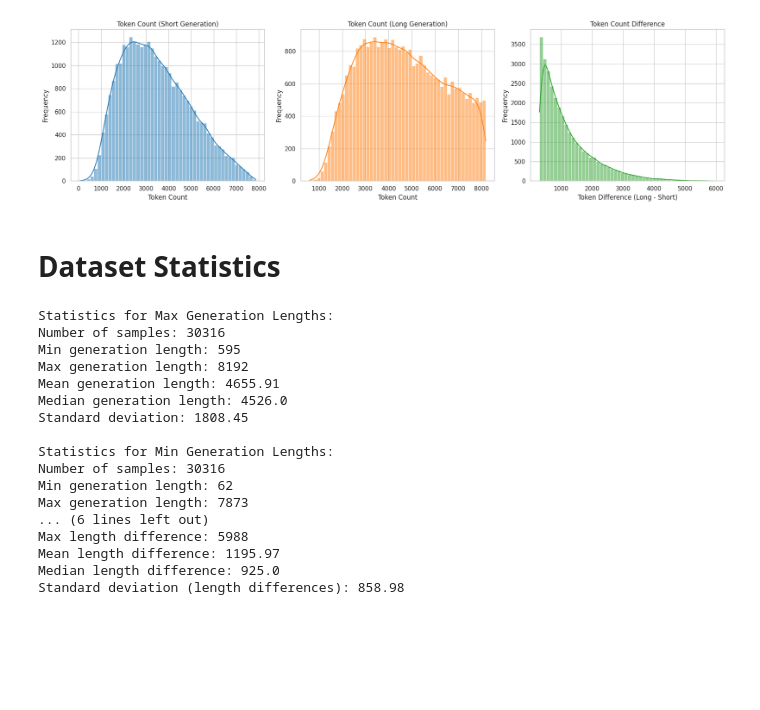
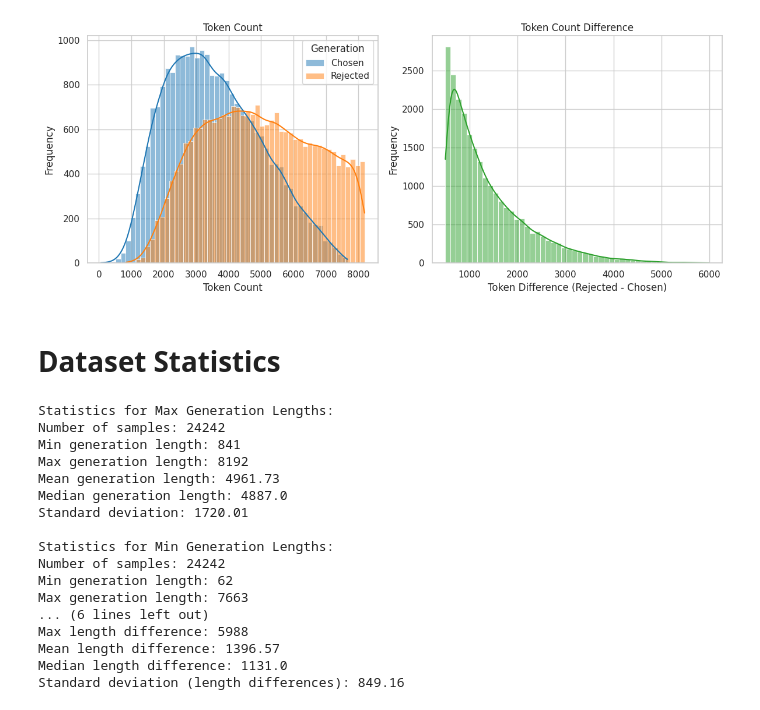
Before and after one commit to MiguelAFH/efficient-reasoning, a Jupyter notebook: src/dataset_plots.ipynb, the cells around one changed output. Cells and saved outputs as stored; diff of their text form; code cells hidden in the pictures; blank space fills up the shorter version.

```diff
--- a/src/dataset_plots.ipynb
+++ b/src/dataset_plots.ipynb
@@ -5,7 +5,7 @@ import numpy as np
 from datasets import load_from_disk
 # %%
 # Load dataset (assuming it's already loaded as `dataset`)
-dataset = load_from_disk("../data/open-r1/OpenR1-Math-220k_filtered")
+dataset = load_from_disk("../data/open-r1/OpenR1-Math-220k_filtered_2025-03-11_16-51-49")
 # %%
 # Ensure short_tokens always stores the shorter generation
 short_tokens = dataset["train"]["min_length"]
@@ -16,32 +16,30 @@ token_diff = np.array(long_tokens) - np.array(short_tokens)
 # %%
 # Set Seaborn style
 sns.set(style="whitegrid")
 
 # Create figure and subplots
-fig, axes = plt.subplots(1, 3, figsize=(18, 5))
+fig, axes = plt.subplots(1, 2, figsize=(12, 5))
 colors = sns.color_palette("tab10")
 
 # Plot histograms
-sns.histplot(short_tokens, bins=50, kde=True, color=colors[0], ax=axes[0])
-axes[0].set_title("Token Count (Short Generation)")
+sns.histplot(short_tokens, bins=50, kde=True, label="Chosen", color=colors[0], ax=axes[0])
+sns.histplot(long_tokens, bins=50, kde=True, label="Rejected", color=colors[1], ax=axes[0])
+axes[0].set_title("Token Count")
 axes[0].set_xlabel("Token Count")
 axes[0].set_ylabel("Frequency")
+axes[0].legend(title="Generation")
 
-sns.histplot(long_tokens, bins=50, kde=True, color=colors[1], ax=axes[1])
-axes[1].set_title("Token Count (Long Generation)")
-axes[1].set_xlabel("Token Count")
+
+sns.histplot(token_diff, bins=50, kde=True, color=colors[2], ax=axes[1])
+axes[1].set_title("Token Count Difference")
+axes[1].set_xlabel("Token Difference (Rejected - Chosen)")
 axes[1].set_ylabel("Frequency")
-
-sns.histplot(token_diff, bins=50, kde=True, color=colors[2], ax=axes[2])
-axes[2].set_title("Token Count Difference")
-axes[2].set_xlabel("Token Difference (Long - Short)")
-axes[2].set_ylabel("Frequency")
 
 # Show plots
 plt.tight_layout()
 plt.show()
 # %% [output]
-[figure, old version]
+[figure, new version]
 # %% [markdown]
 # Dataset Statistics
 # %%
@@ -76,19 +74,19 @@ print(f'Median length difference: {np.median(length_differences)}')
 print(f'Standard deviation (length differences): {np.std(length_differences):.2f}')
 # %% [output]
 Statistics for Max Generation Lengths:
-Number of samples: 30316
-Min generation length: 595
+Number of samples: 24242
+Min generation length: 841
 Max generation length: 8192
-Mean generation length: 4655.91
-Median generation length: 4526.0
-Standard deviation: 1808.45
+Mean generation length: 4961.73
+Median generation length: 4887.0
+Standard deviation: 1720.01
 
 Statistics for Min Generation Lengths:
-Number of samples: 30316
+Number of samples: 24242
 Min generation length: 62
-Max generation length: 7873
+Max generation length: 7663
 ... (6 lines left out)
 Max length difference: 5988
-Mean length difference: 1195.97
-Median length difference: 925.0
-Standard deviation (length differences): 858.98
+Mean length difference: 1396.57
+Median length difference: 1131.0
+Standard deviation (length differences): 849.16
```
Also changed, not shown: 5 other files.
